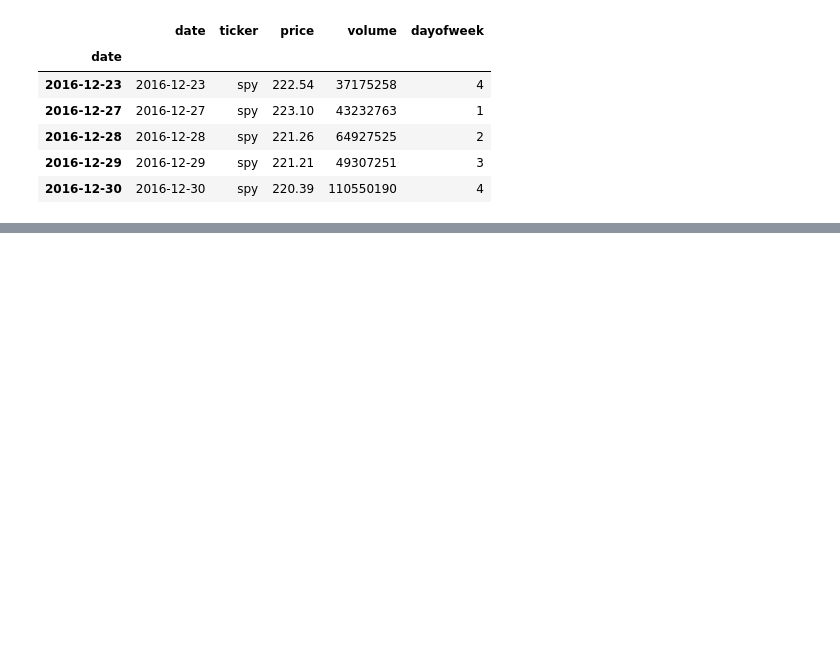
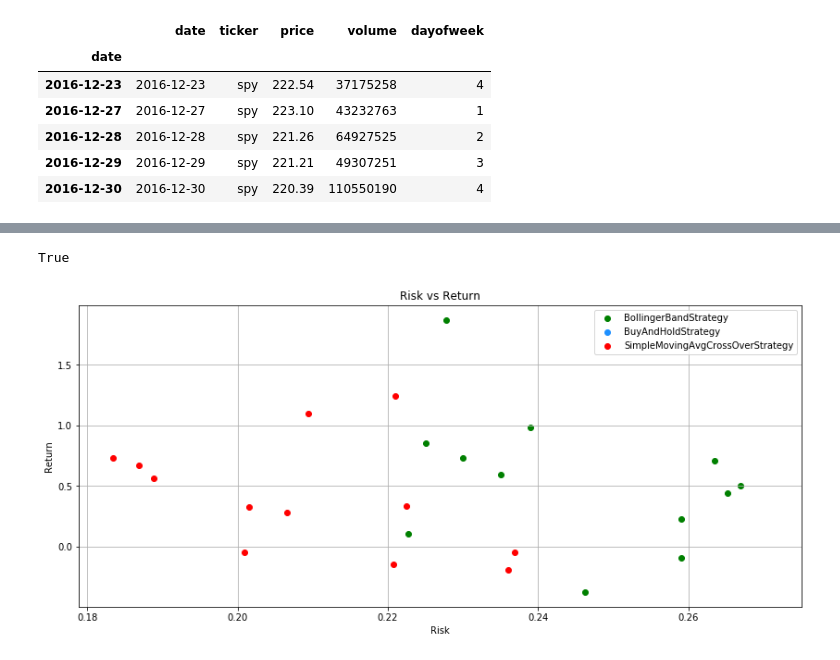
Before and after one commit to aramian-wasielak/trading-strategies, a Jupyter notebook: notebooks/Basic-Strategies.ipynb, the cells around one changed output, grey strips where cells are left out. Drawn from its saved outputs; the diff is of its cells as text; code cells hidden in the pictures; blank space fills up the shorter version.

```diff
--- a/notebooks/Basic-Strategies.ipynb
+++ b/notebooks/Basic-Strategies.ipynb
@@ -869,8 +259,0 @@ results = np.array(results)
-# %%
-returns = results[:, [0, 1, 3]]
-# %%
-returns = pd.DataFrame({'ticker': returns[:, 0], 'strategy': returns[:, 1], 'return': returns[:, 2]})
-# %%
-r = returns[returns.strategy == 'SimpleMovingAvgCrossOverStrategy']['return']
-
-#plt.hist(r, bins=np.linspace(np.quantile(r, .01), np.quantile(r, .99), 256))
@@ -956,0 +703,28 @@ if __name__ == "__main__":
+# %%
+with open('results.pickle', 'rb') as handle:
+    results_file = pickle.load(handle)
+
+all(results == results_file)
+# %% [output]
+True
+# %%
+fig = plt.figure(figsize=(14,6))
+plt.title('Risk vs Return')
+
+colors = {
+    'BollingerBandStrategy': 'green',
+    'BuyAndHoldStrategy': 'dodgerblue',
+    'SimpleMovingAvgCrossOverStrategy': 'red'
+}
+
+for s in colors:
+    r = returns[returns['strategy'] == s]
+    plt.scatter(r['risk'], r['return'], color=colors[s], label=s)
+
+plt.xlabel('Risk')
+plt.ylabel('Return')
+plt.legend()
+plt.grid()
+plt.show()
+# %% [output]
+[figure, added]
```
Also changed, not shown: parts of 53 cells of this notebook.
